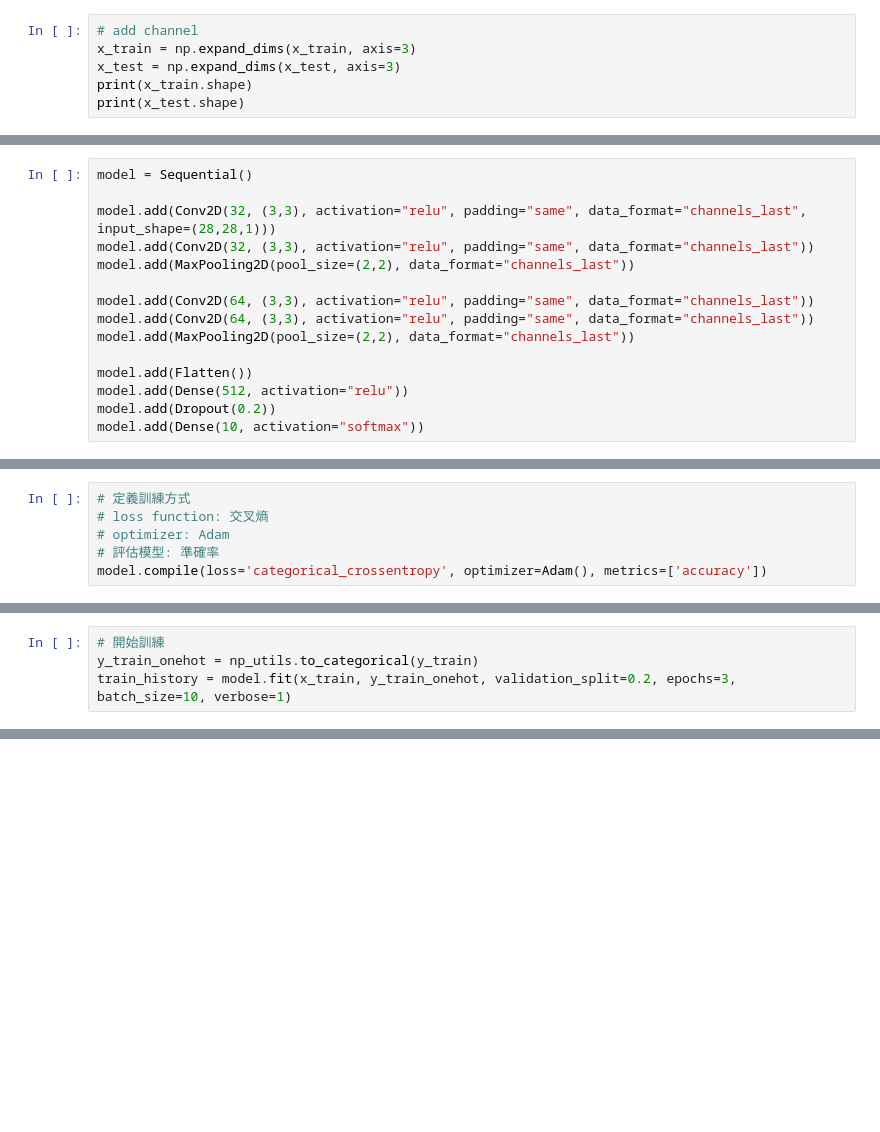
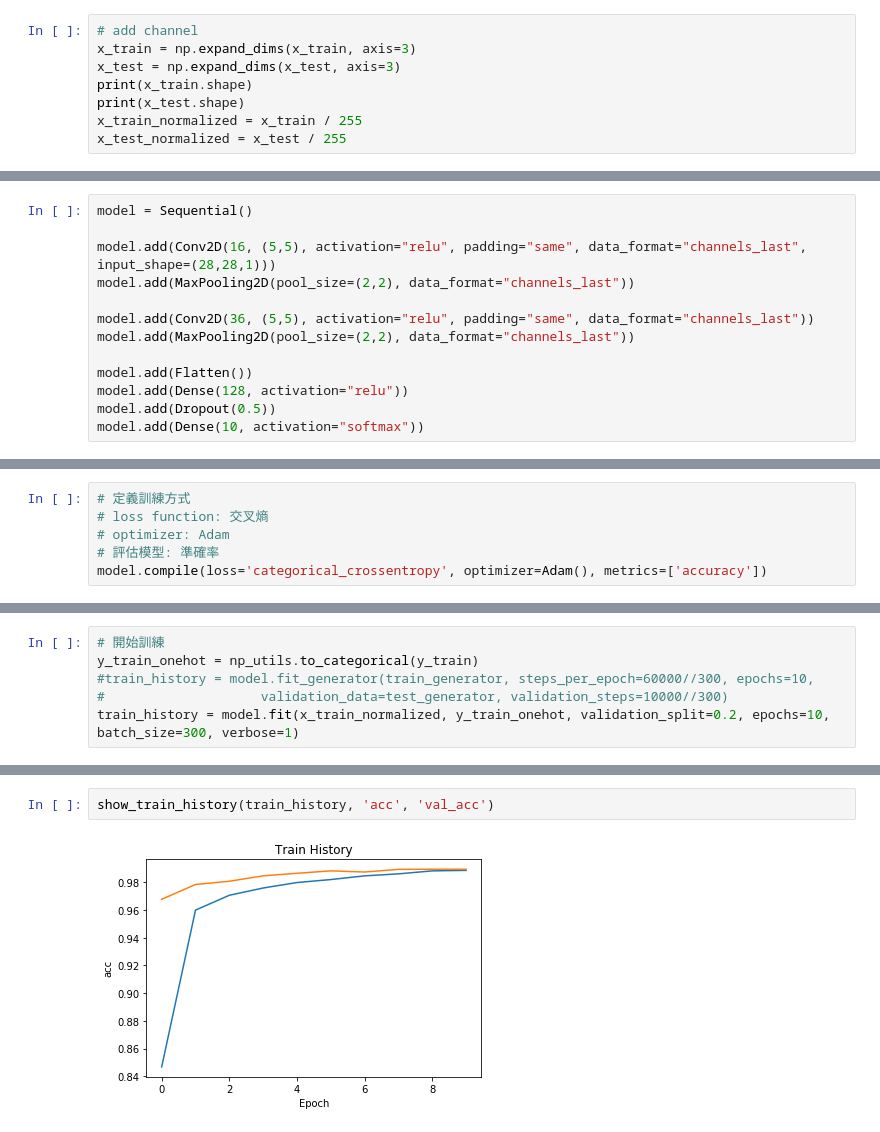
Before and after one commit to syshen/mnist-cnn, a Jupyter notebook: mnist-CNN.ipynb, the cells around one changed output, grey strips where cells are left out. Drawn from its saved outputs; the diff is of its cells as text; blank space fills up the shorter version.

Commit message:
epochs = 10

```diff
--- a/mnist-CNN.ipynb
+++ b/mnist-CNN.ipynb
@@ -26,6 +29,8 @@ x_train = np.expand_dims(x_train, axis=3)
 x_test = np.expand_dims(x_test, axis=3)
 print(x_train.shape)
 print(x_test.shape)
+x_train_normalized = x_train / 255
+x_test_normalized = x_test / 255
 # %% [output]
 (60000, 28, 28, 1)
 (10000, 28, 28, 1)
@@ -46,17 +52,15 @@ from keras.optimizers import Adam
 # %%
 model = Sequential()
 
-model.add(Conv2D(32, (3,3), activation="relu", padding="same", data_format="channels_last", input_shape=(28,28,1)))
-model.add(Conv2D(32, (3,3), activation="relu", padding="same", data_format="channels_last"))
+model.add(Conv2D(16, (5,5), activation="relu", padding="same", data_format="channels_last", input_shape=(28,28,1)))
 model.add(MaxPooling2D(pool_size=(2,2), data_format="channels_last"))
 
-model.add(Conv2D(64, (3,3), activation="relu", padding="same", data_format="channels_last"))
-model.add(Conv2D(64, (3,3), activation="relu", padding="same", data_format="channels_last"))
+model.add(Conv2D(36, (5,5), activation="relu", padding="same", data_format="channels_last"))
 model.add(MaxPooling2D(pool_size=(2,2), data_format="channels_last"))
 
 model.add(Flatten())
-model.add(Dense(512, activation="relu"))
-model.add(Dropout(0.2))
+model.add(Dense(128, activation="relu"))
+model.add(Dropout(0.5))
 model.add(Dense(10, activation="softmax"))
 # %%
 layer_utils.print_summary(model)
@@ -87,6 +97,8 @@ model.compile(loss='categorical_crossentropy', optimizer=Adam(), metrics=['accur
 # %%
 # 開始訓練
 y_train_onehot = np_utils.to_categorical(y_train)
-train_history = model.fit(x_train, y_train_onehot, validation_split=0.2, epochs=3, batch_size=10, verbose=1)
+#train_history = model.fit_generator(train_generator, steps_per_epoch=60000//300, epochs=10,
+#                    validation_data=test_generator, validation_steps=10000//300)
+train_history = model.fit(x_train_normalized, y_train_onehot, validation_split=0.2, epochs=10, batch_size=300, verbose=1)
 # %% [output]
 Train on 48000 samples, validate on 12000 samples
@@ -96,0 +121,4 @@ KeyboardInterrupt:
+# %%
+show_train_history(train_history, 'acc', 'val_acc')
+# %% [output]
+[figure, added]
```
Also changed, not shown: parts of 24 cells of this notebook, 1 other file.
